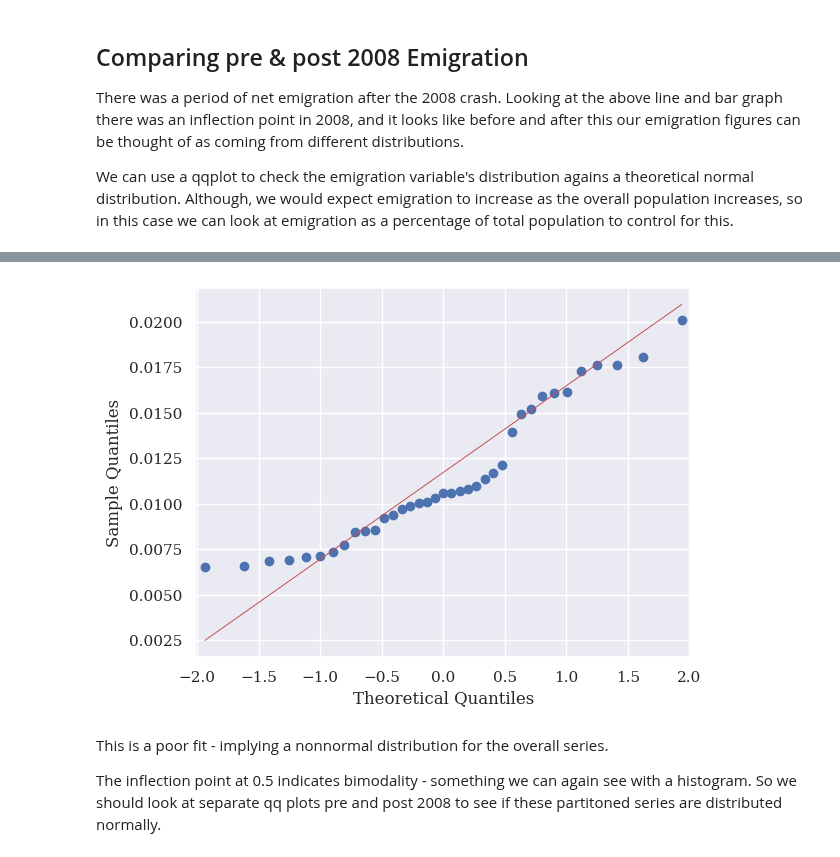
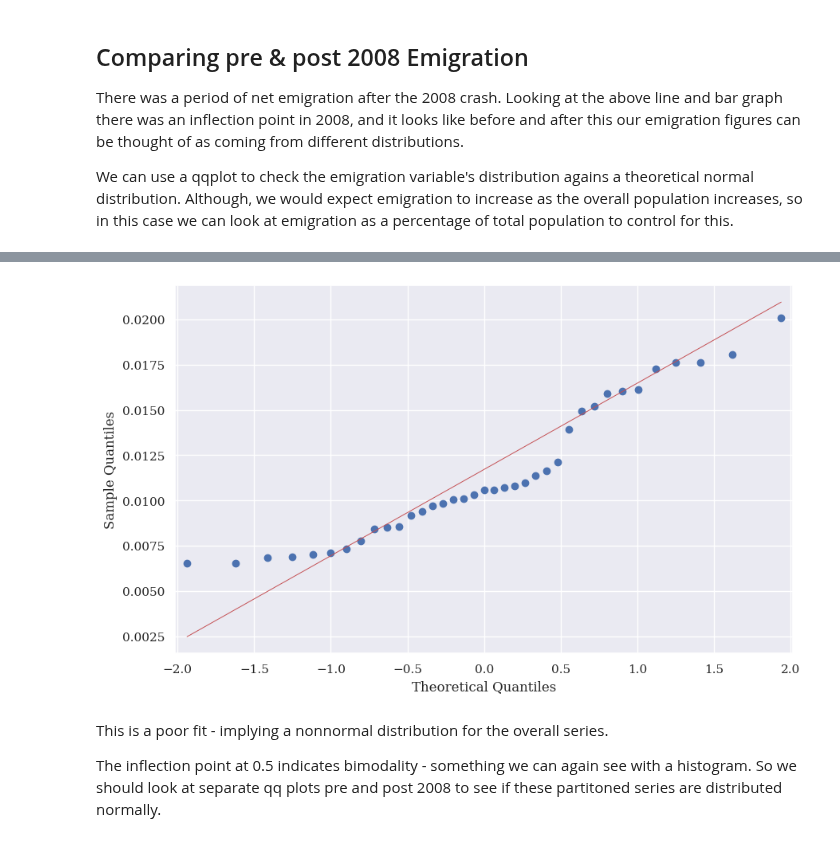
Before and after one commit to step-hen-burke/ca1, a Jupyter notebook: population_and_emigration_analysis.ipynb, the cells around one changed output, grey strips where cells are left out. Cells and saved outputs as stored; diff of their text form; code cells hidden in the pictures.

```diff
--- a/population_and_emigration_analysis.ipynb
+++ b/population_and_emigration_analysis.ipynb
@@ -997,10 +998,11 @@ pop_migration_df.head()
 | 3 | PEA01 | Population Estimates (Persons in ... | 1990 | 1990 | - | All ages | - | Both sexes | ... |
 | 4 | PEA01 | Population Estimates (Persons in ... | 1991 | 1991 | - | All ages | - | Both sexes | ... |
 # %%
-fig = sm.qqplot(pop_migration_df['emigration_pop_pct'], line='q');
+fig, ax = plt.subplots(figsize=(10, 6)) # Not using ax from subplots cuts off the Y label on export
+p = sm.qqplot(pop_migration_df['emigration_pop_pct'], line='q', ax=ax);
 fig.savefig(charts_folder / 'emigration_qq.png')
 # %% [output]
-[figure, old version]
+[figure, new version]
 # %% [markdown]
 This is a poor fit - implying a nonnormal distribution for the overall series.
 
```
Also changed, not shown: parts of 2 cells of this notebook, 2 other files.
